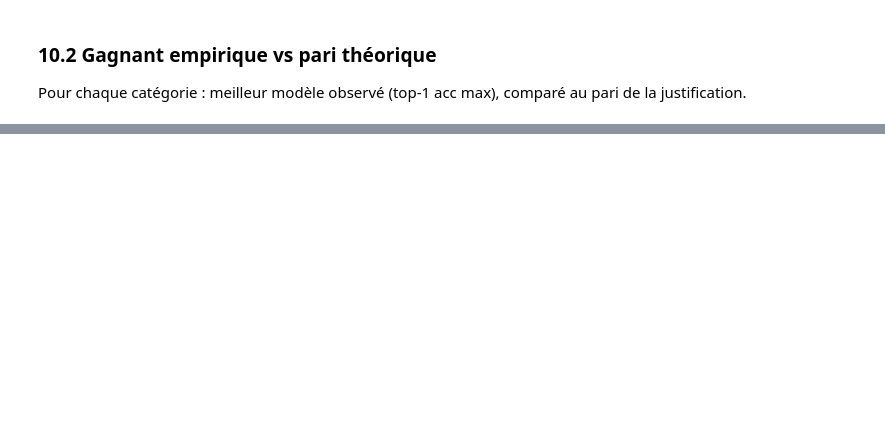
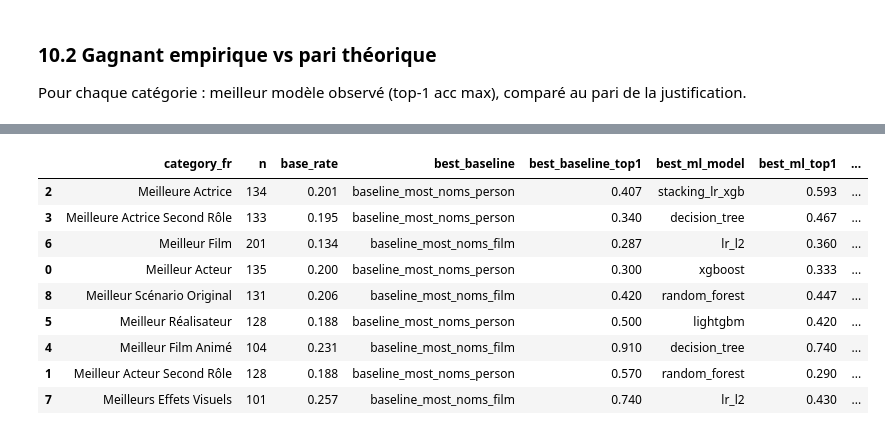
Before and after one commit to jbouniol/albert-ml-oscar-predictions, a Jupyter notebook: Notebooks/Model_experimentation.ipynb, the cells around one changed output, grey strips where cells are left out. Cells and saved outputs as stored; diff of their text form; code cells hidden in the pictures; blank space fills up the shorter version.

```diff
--- a/Notebooks/Model_experimentation.ipynb
+++ b/Notebooks/Model_experimentation.ipynb
@@ -703,4 +933,27 @@ Un modèle utile doit faire **mieux que `1/n_nominees`** (≈ base-rate). Si on
 # %%
-best_per_cat['lift_vs_base_rate'] = (best_per_cat['top1_acc'] - best_per_cat['base_rate']).round(3)
-best_per_cat[['category_fr', 'base_rate', 'top1_acc', 'lift_vs_base_rate', 'model']]\
-    .sort_values('lift_vs_base_rate', ascending=False).round(3)
+def _zone(lift: float) -> str:
+    if pd.isna(lift):
+        return '—'
+    if lift < 0.03:
+        return '🔴 rouge'
+    if lift < 0.10:
+        return '🟠 orange'
+    return '🟢 vert'
+
+diag = synth[['category_fr', 'n', 'base_rate',
+              'best_baseline', 'best_baseline_top1',
+              'best_ml_model', 'best_ml_top1', 'best_ml_std',
+              'lift_vs_baseline', 'lift_vs_base_rate']].copy()
+diag['zone'] = diag['lift_vs_baseline'].apply(_zone)
+diag.sort_values('lift_vs_baseline', ascending=False).round(3)
+# %% [output]
+|  | category_fr | n | base_rate | best_baseline | best_baseline_top1 | best_ml_model | best_ml_top1 | ... |
+| 2 | Meilleure Actrice | 134 | 0.201 | baseline_most_noms_person | 0.407 | stacking_lr_xgb | 0.593 | ... |
+| 3 | Meilleure Actrice Second Rôle | 133 | 0.195 | baseline_most_noms_person | 0.340 | decision_tree | 0.467 | ... |
+| 6 | Meilleur Film | 201 | 0.134 | baseline_most_noms_film | 0.287 | lr_l2 | 0.360 | ... |
+| 0 | Meilleur Acteur | 135 | 0.200 | baseline_most_noms_person | 0.300 | xgboost | 0.333 | ... |
+| 8 | Meilleur Scénario Original | 131 | 0.206 | baseline_most_noms_film | 0.420 | random_forest | 0.447 | ... |
+| 5 | Meilleur Réalisateur | 128 | 0.188 | baseline_most_noms_person | 0.500 | lightgbm | 0.420 | ... |
+| 4 | Meilleur Film Animé | 104 | 0.231 | baseline_most_noms_film | 0.910 | decision_tree | 0.740 | ... |
+| 1 | Meilleur Acteur Second Rôle | 128 | 0.188 | baseline_most_noms_person | 0.570 | random_forest | 0.290 | ... |
+| 7 | Meilleurs Effets Visuels | 101 | 0.257 | baseline_most_noms_film | 0.740 | lr_l2 | 0.430 | ... |
```
Also changed, not shown: parts of 18 cells of this notebook.
